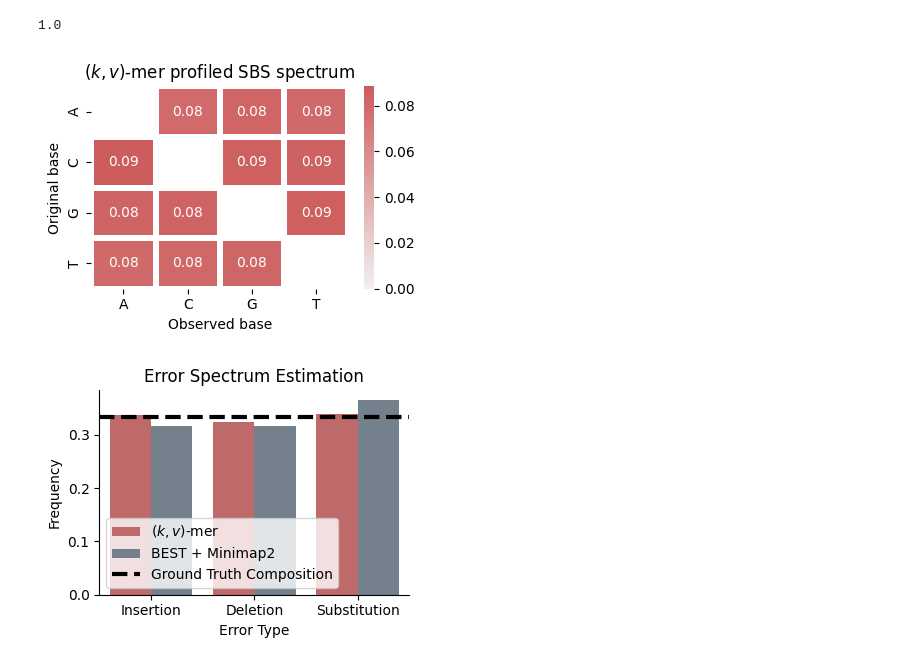
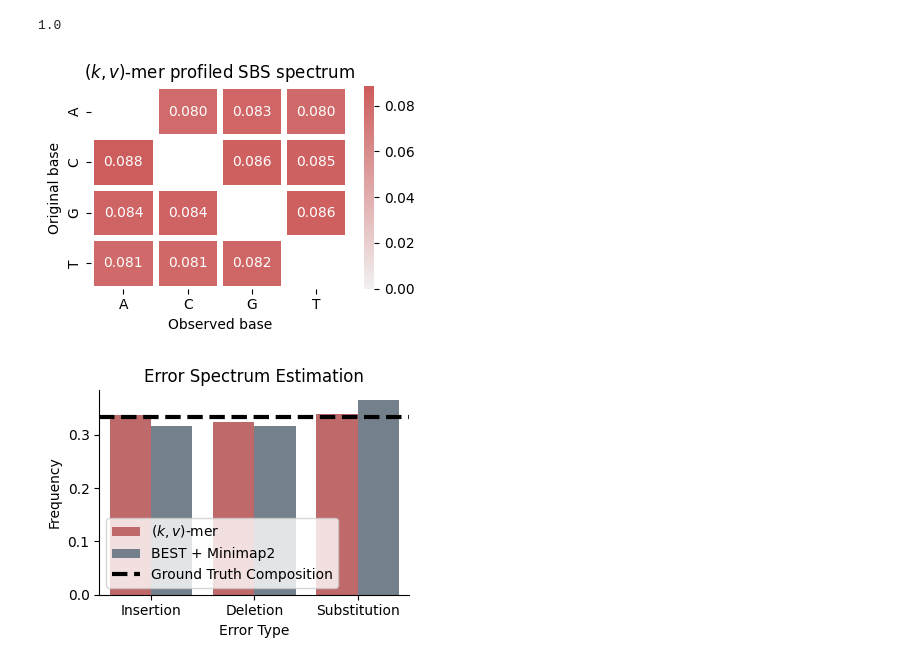
Before and after one commit to GZHoffie/skiver-test, a Jupyter notebook: experiments/error_spectrum/plot_results.ipynb, the cells around one changed output. Cells and saved outputs as stored; diff of their text form; code cells hidden in the pictures.

```diff
--- a/experiments/error_spectrum/plot_results.ipynb
+++ b/experiments/error_spectrum/plot_results.ipynb
@@ -48,35 +48,35 @@ def get_minimap_error_type_spectrum(df):
     spectrum = {"Insertion": 0, "Deletion": 0, "Substitution": 0}
     spectrum["Insertion"] += df["non_hp_ins_per_kbp"].sum()
     spectrum["Insertion"] += df["hp_ins_per_kbp"].sum()
     spectrum["Deletion"] += df["non_hp_del_per_kbp"].sum()
     spectrum["Deletion"] += df["hp_del_per_kbp"].sum()
     spectrum["Substitution"] += df["mismatches_per_kbp"].sum()
     return spectrum
 
 
 kvmer_error_type_spectrum = get_kvmer_error_type_spectrum(kvmer_df)
 minimap_error_type_spectrum = get_minimap_error_type_spectrum(minimap_df)
 
 # Plot the heatmap of sbs6 spectrum
 import seaborn as sns
 import matplotlib.pyplot as plt
 
 plt.figure(figsize=(4, 3))
 mask_matrix = np.eye(4)
 # also mask the diagonal
-sns.heatmap(spectrum_matrix, annot=True, fmt=".2f",
+sns.heatmap(spectrum_matrix, annot=True, fmt=".3f",
             xticklabels=["A", "C", "G", "T"], yticklabels=["A", "C", "G", "T"],
             linecolor="white", linewidth=3,
             vmin=0,
             mask=mask_matrix, cmap=sns.light_palette("indianred", as_cmap=True))
 plt.title("$(k,v)$-mer profiled SBS spectrum")
 plt.ylabel("Original base")
 plt.xlabel("Observed base")
 plt.tight_layout()
 plt.savefig("../../figures/simulated_data_sbs_spectrum.pdf")
 # %% [output]
 1.0
-[figure, old version]
+[figure, new version]
 # %%
 # Plot error type spectra for both methods as bar plots
 
```
Also changed, not shown: parts of 4 cells of this notebook, 40 other files.
